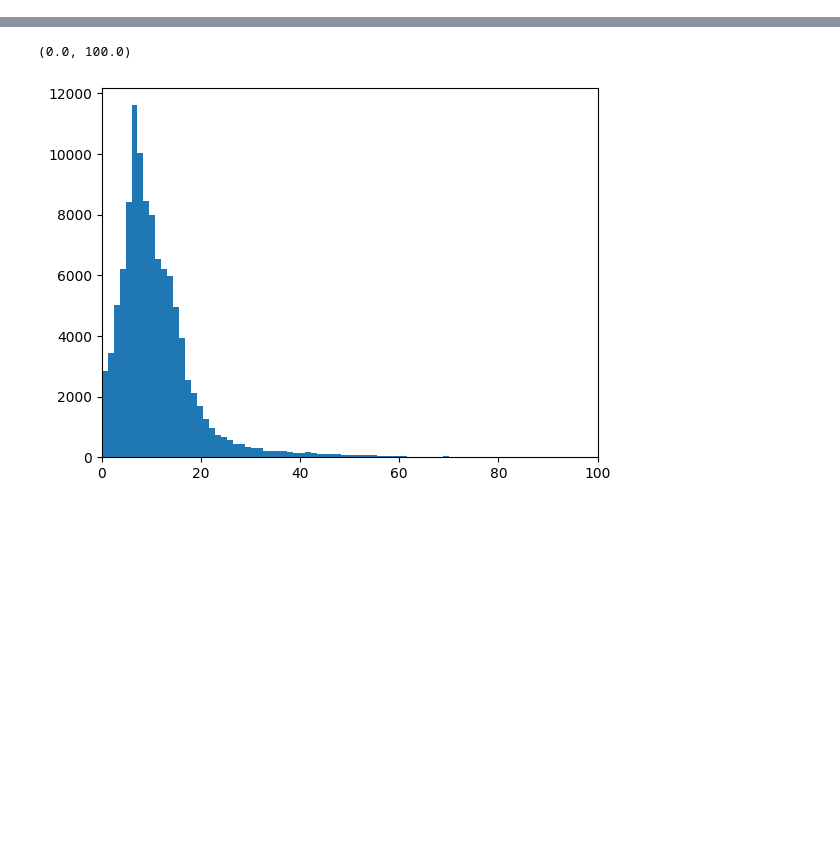
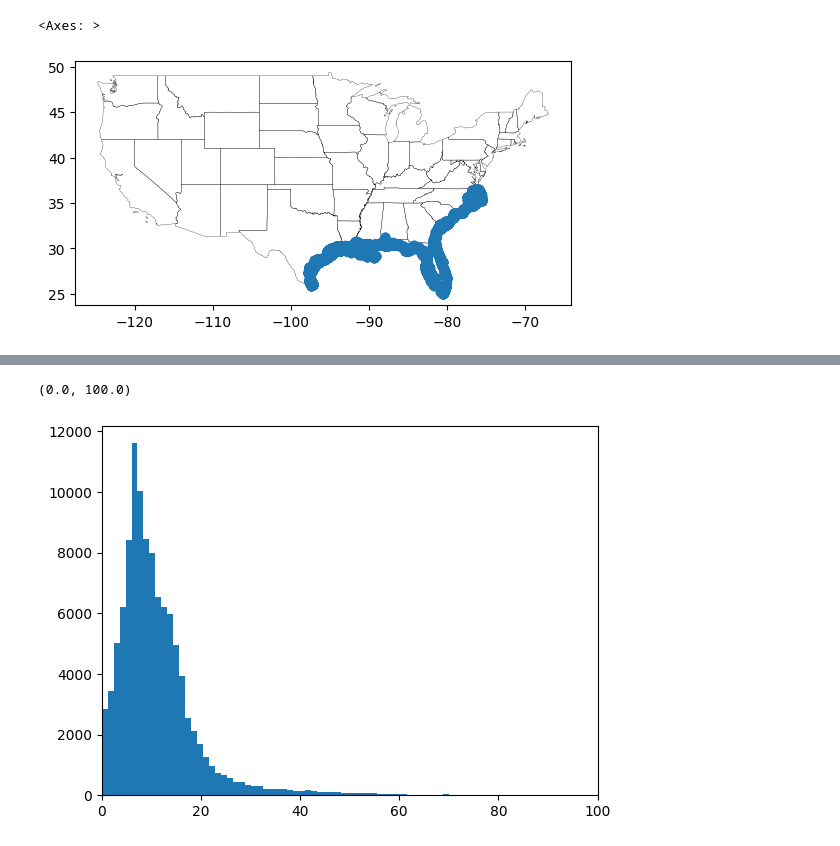
Before and after one commit to celinerobi/ast_object_detection_public, a Jupyter notebook: src/Untitled.ipynb, the cells around one changed output, grey strips where cells are left out. Cells and saved outputs as stored; diff of their text form; code cells hidden in the pictures; blank space fills up the shorter version.

```diff
--- a/src/Untitled.ipynb
+++ b/src/Untitled.ipynb
@@ -46,0 +170,7 @@ for i, row in detected_tanks_gdf.iterrows():
+# %%
+slosh_cols_by_category = list_of_list_of_inundation_categories(args.temp_key)
+detected_tanks_slosh_data_added_dict = subset_tanks_with_data_by_category(detected_tanks_slosh_data_added,
+                                                                         ["id",'height', 'diameter', "object_class", "confidence", "geometry"],
+                                                                         slosh_cols_by_category)
+detected_tanks_slosh_data_added_gdf = combine_inundation_data_for_analysis(detected_tanks_slosh_data_added_dict)
+detected_tanks_slosh_data_added_gdf = capacity_estimation(detected_tanks_slosh_data_added_gdf)
@@ -46,0 +286,11 @@ for i, row in detected_tanks_gdf.iterrows():
+# %%
+fig, ax= plt.subplots()
+state_boundary.plot(ax=ax, facecolor="none",
+                    edgecolor='black', lw=0.2, zorder= 0)
+
+tank_gdf["centroid"].plot(ax=ax)
+#ax.set_xlim([-97,-115])
+#ax.set_ylim([31, 35])
+# %% [output]
+<Axes: >
+[figure, added]
```
Also changed, not shown: parts of 49 cells of this notebook, 12 other files.
